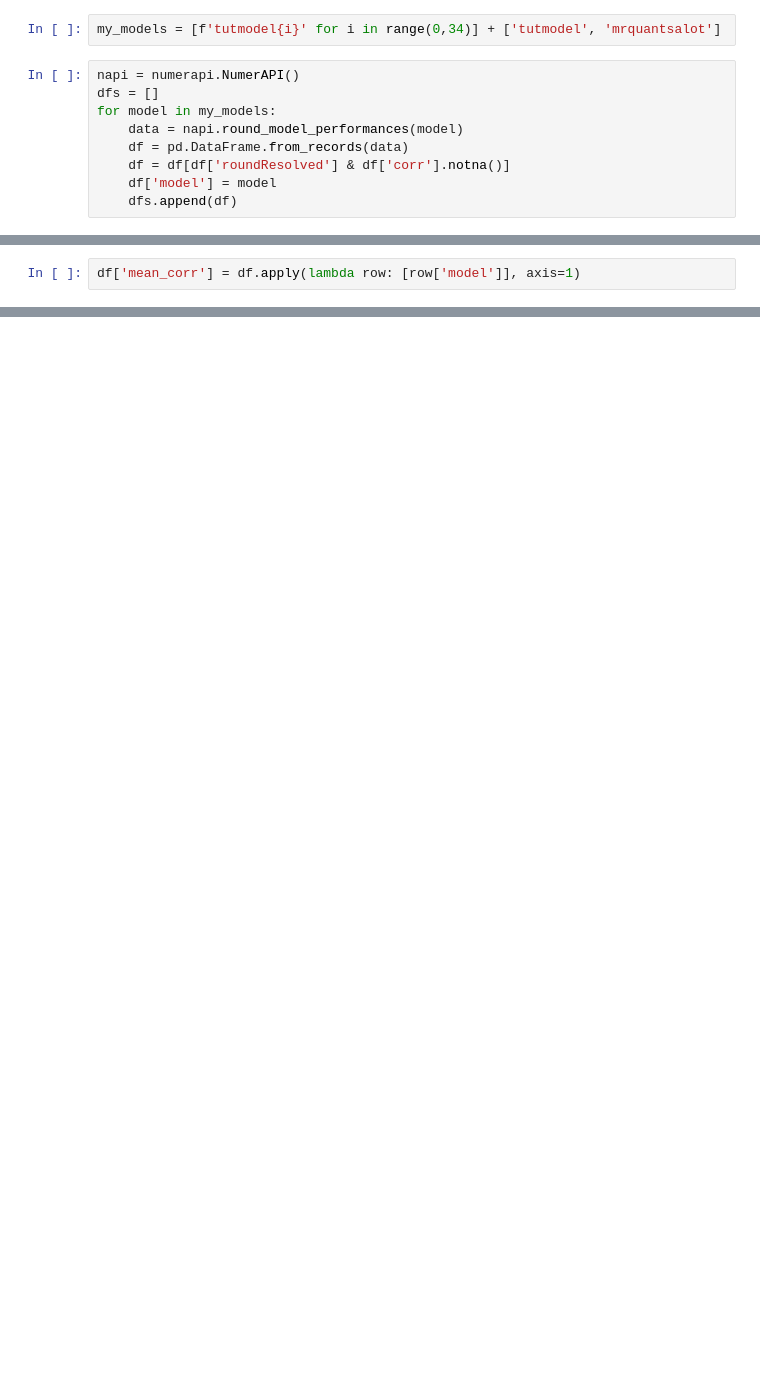
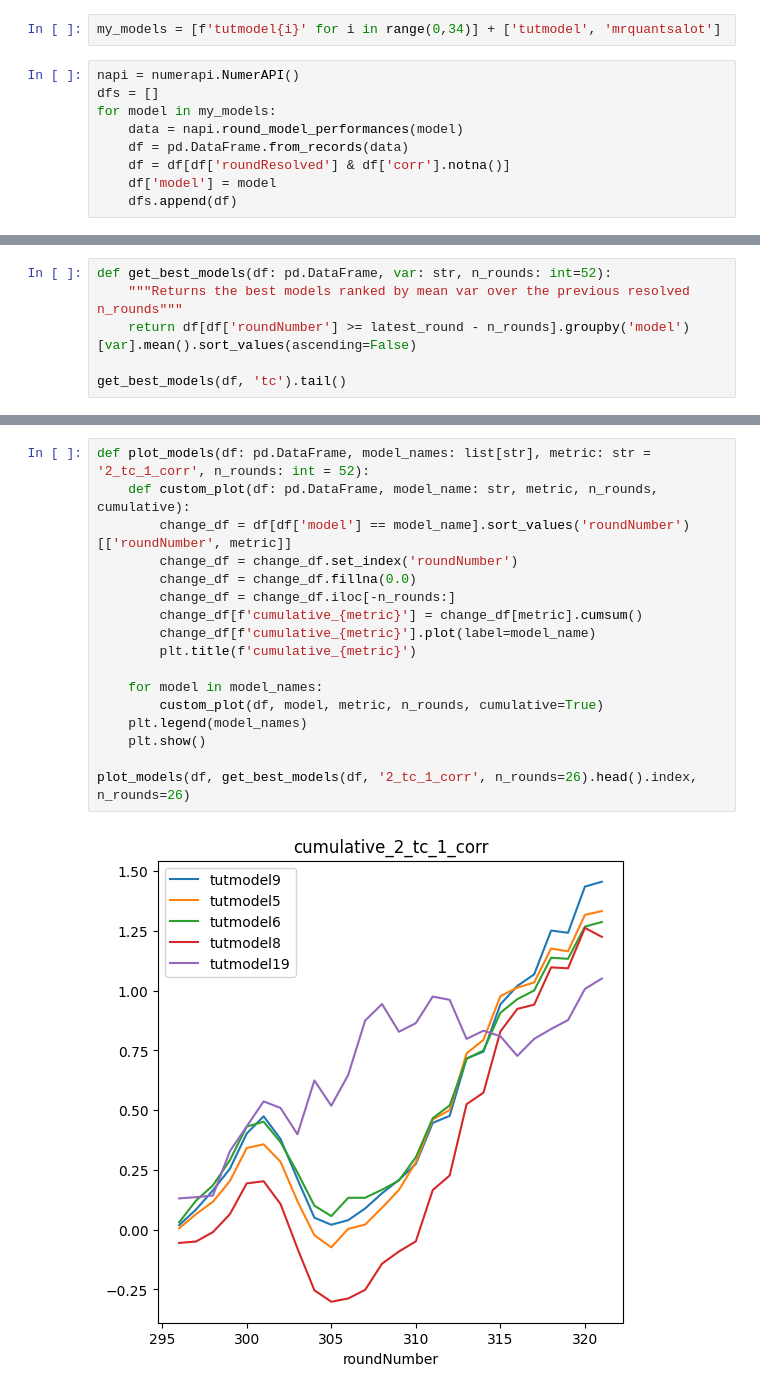
Before and after one commit to parkerburchett/NumeraiScripts, a Jupyter notebook: numerai/numerai/see performance.ipynb, the cells around one changed output, grey strips where cells are left out. Saved outputs shown, nothing was run; the diff lists cells and outputs as text; blank space fills up the shorter version.

Commit message:
improved graphs

```diff
--- a/numerai/numerai/see performance.ipynb
+++ b/numerai/numerai/see performance.ipynb
@@ -35,2 +37,0 @@ df
-# %%
-df['mean_corr'] = df.apply(lambda row: [row['model']], axis=1)
@@ -145,0 +38,6 @@ p('corrPercentile')
+# %%
+def get_best_models(df: pd.DataFrame, var: str, n_rounds: int=52):
+    """Returns the best models ranked by mean var over the previous resolved n_rounds"""
+    return df[df['roundNumber'] >= latest_round - n_rounds].groupby('model')[var].mean().sort_values(ascending=False)
+
+get_best_models(df, 'tc').tail()
@@ -145,0 +72,19 @@ p('corrPercentile')
+# %%
+def plot_models(df: pd.DataFrame, model_names: list[str], metric: str = '2_tc_1_corr', n_rounds: int = 52):
+    def custom_plot(df: pd.DataFrame, model_name: str, metric, n_rounds, cumulative):
+        change_df = df[df['model'] == model_name].sort_values('roundNumber')[['roundNumber', metric]]
+        change_df = change_df.set_index('roundNumber')
+        change_df = change_df.fillna(0.0)
+        change_df = change_df.iloc[-n_rounds:]
+        change_df[f'cumulative_{metric}'] = change_df[metric].cumsum()
+        change_df[f'cumulative_{metric}'].plot(label=model_name)
+        plt.title(f'cumulative_{metric}')
+
+    for model in model_names:
+        custom_plot(df, model, metric, n_rounds, cumulative=True)
+    plt.legend(model_names)
+    plt.show()
+
+plot_models(df, get_best_models(df, '2_tc_1_corr', n_rounds=26).head().index, n_rounds=26)
+# %% [output]
+[figure, added]
```
Also changed, not shown: parts of 17 cells of this notebook, 1 other file.
